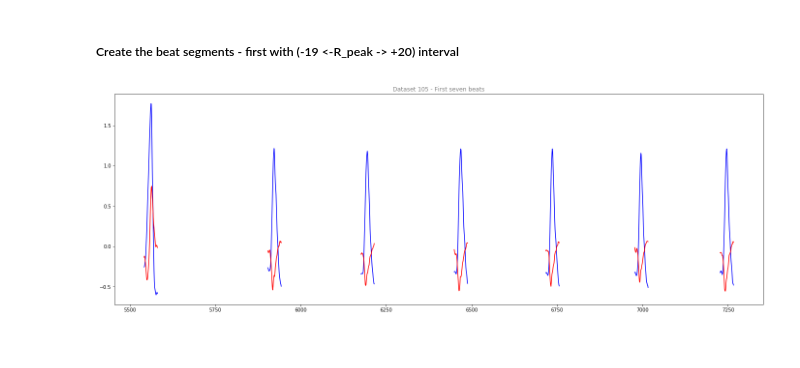
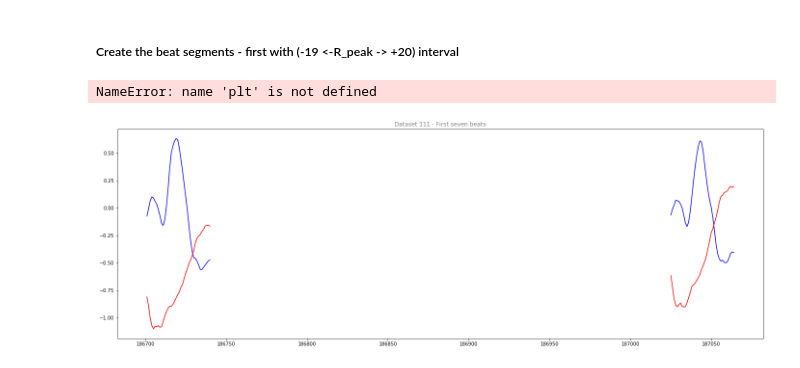
Before and after one commit to lhadhazy/neural_ffn_ecg_tensorflow, a Jupyter notebook: cnn.ipynb, the cells around one changed output. Cells and saved outputs as stored; diff of their text form; code cells hidden in the pictures.

```diff
--- a/cnn.ipynb
+++ b/cnn.ipynb
@@ -9,3 +9,5 @@ import cnn_ecg as cnn_ecg
 # %%
+preX = 19
+postX = 20
 #ds1_all, ds1_ann= cnn_ecg.create_DS("1")
-ds2_all, ds2_ann= cnn_ecg.create_DS("2")
+ds2_all, ds2_ann, ds2_seg = cnn_ecg.create_DS("2",preX,postX)
@@ -23,34 +50,44 @@ ds2_ann["111"].head()
 # %% [markdown]
 ##### Create the beat segments - first with (-19 <-R_peak -> +20) interval
+# %%
+plt.figure(figsize=(24,8))
+
+for x in range(0,7):
+    dfseg1 = ds2_all["111"][(ds2_all["111"]['sample'] >= mixNList[x][0]) & (ds2_all["111"]['sample'] <= mixNList[x][1])]
+    plt.title('Dataset 111 - First seven beats', color="grey")
+    plt.plot(dfseg1['MLII'], color="blue")
+    plt.plot(dfseg1['V5'], color="red")
+# %% [output]
+NameError: name 'plt' is not defined
 # %%
 import matplotlib.pyplot as plt
 %matplotlib inline
 
 preX = 19;
 postX = 20;
 begNList = [];
 endNList = [];
 mixNList = [];
 sliceNList = [];
 
-for index, row in ds2_ann["105"].iterrows():
+for index, row in ds2_ann["111"].iterrows():
     Nbegin = row['sample'] - preX;
     Nend = row['sample'] + postX;
     begNList.append(Nbegin);
     endNList.append(Nend);
 
 mixNList = tuple(zip(begNList,endNList))
-mixNList[-1]
+#mixNList[-1]
 
 plt.figure(figsize=(24,8))
 
-for x in range(20,27):
-    dfseg1 = ds2_all["105"][(ds2_all["105"]['sample'] >= mixNList[x][0]) & (ds2_all["105"]['sample'] <= mixNList[x][1])]
-    plt.title('Dataset 105 - First seven beats', color="grey")
+for x in range(0,7):
+    dfseg1 = ds2_all["111"][(ds2_all["111"]['sample'] >= mixNList[x][0]) & (ds2_all["111"]['sample'] <= mixNList[x][1])]
+    plt.title('Dataset 111 - First seven beats', color="grey")
     plt.plot(dfseg1['MLII'], color="blue")
     plt.plot(dfseg1['V5'], color="red")
 # %% [output]
-[figure, old version]
+[figure, new version]
 # %%
 fig, axes = plt.subplots(nrows=3, ncols=3, figsize = (15,15))
 
```
Also changed, not shown: parts of 4 cells of this notebook, 1 other file.
